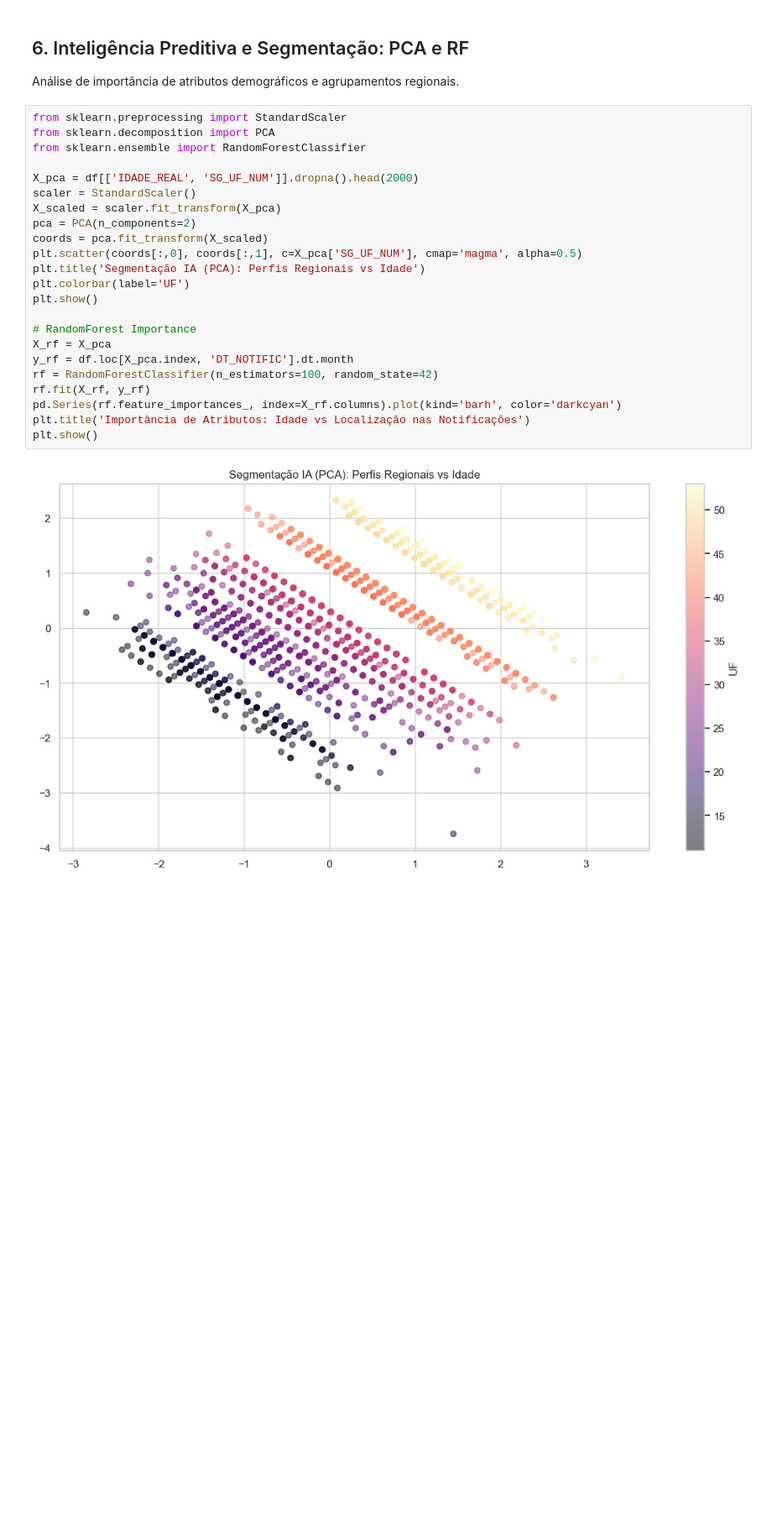
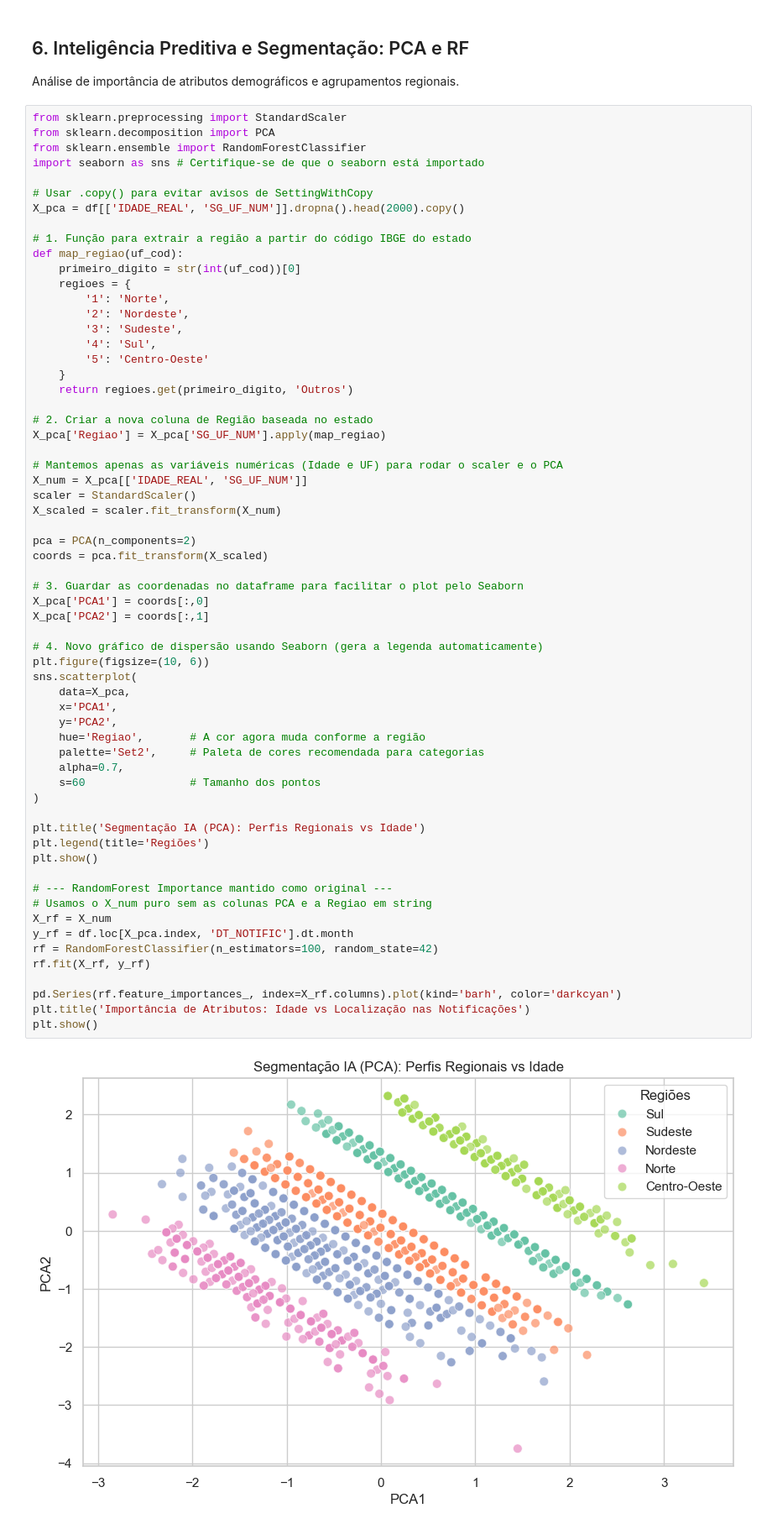
Before and after one commit to psantiago20/Desafio_Relampago_Analytics, a Jupyter notebook: notebooks/HIV-Gestante-Completo.ipynb, the cells around one changed output. Shown at 84% size. Cells and saved outputs as stored; diff of their text form; blank space fills up the shorter version.

```diff
--- a/notebooks/HIV-Gestante-Completo.ipynb
+++ b/notebooks/HIV-Gestante-Completo.ipynb
@@ -747,28 +709,67 @@ Análise de importância de atributos demográficos e agrupamentos regionais.
 # %%
 from sklearn.preprocessing import StandardScaler
 from sklearn.decomposition import PCA
 from sklearn.ensemble import RandomForestClassifier
+import seaborn as sns # Certifique-se de que o seaborn está importado
 
-X_pca = df[['IDADE_REAL', 'SG_UF_NUM']].dropna().head(2000)
+# Usar .copy() para evitar avisos de SettingWithCopy
+X_pca = df[['IDADE_REAL', 'SG_UF_NUM']].dropna().head(2000).copy()
+
+# 1. Função para extrair a região a partir do código IBGE do estado
+def map_regiao(uf_cod):
+    primeiro_digito = str(int(uf_cod))[0]
+    regioes = {
+        '1': 'Norte',
+        '2': 'Nordeste',
+        '3': 'Sudeste',
+        '4': 'Sul',
+        '5': 'Centro-Oeste'
+    }
+    return regioes.get(primeiro_digito, 'Outros')
+
+# 2. Criar a nova coluna de Região baseada no estado
+X_pca['Regiao'] = X_pca['SG_UF_NUM'].apply(map_regiao)
+
+# Mantemos apenas as variáveis numéricas (Idade e UF) para rodar o scaler e o PCA
+X_num = X_pca[['IDADE_REAL', 'SG_UF_NUM']]
 scaler = StandardScaler()
-X_scaled = scaler.fit_transform(X_pca)
+X_scaled = scaler.fit_transform(X_num)
+
 pca = PCA(n_components=2)
 coords = pca.fit_transform(X_scaled)
-plt.scatter(coords[:,0], coords[:,1], c=X_pca['SG_UF_NUM'], cmap='magma', alpha=0.5)
+
+# 3. Guardar as coordenadas no dataframe para facilitar o plot pelo Seaborn
+X_pca['PCA1'] = coords[:,0]
+X_pca['PCA2'] = coords[:,1]
+
+# 4. Novo gráfico de dispersão usando Seaborn (gera a legenda automaticamente)
+plt.figure(figsize=(10, 6))
+sns.scatterplot(
+    data=X_pca,
+    x='PCA1',
+    y='PCA2',
+    hue='Regiao',       # A cor agora muda conforme a região
+    palette='Set2',     # Paleta de cores recomendada para categorias
+    alpha=0.7,
+    s=60                # Tamanho dos pontos
+)
+
 plt.title('Segmentação IA (PCA): Perfis Regionais vs Idade')
-plt.colorbar(label='UF')
+plt.legend(title='Regiões')
 plt.show()
 
-# RandomForest Importance
-X_rf = X_pca
+# --- RandomForest Importance mantido como original ---
+# Usamos o X_num puro sem as colunas PCA e a Regiao em string
+X_rf = X_num
 y_rf = df.loc[X_pca.index, 'DT_NOTIFIC'].dt.month
 rf = RandomForestClassifier(n_estimators=100, random_state=42)
 rf.fit(X_rf, y_rf)
+
 pd.Series(rf.feature_importances_, index=X_rf.columns).plot(kind='barh', color='darkcyan')
 plt.title('Importância de Atributos: Idade vs Localização nas Notificações')
 plt.show()
 # %% [output]
-[figure, old version]
+[figure, new version]
 [figure]
 # %%
 from IPython.display import display, Markdown
```
Also changed, not shown: parts of 14 cells of this notebook, 1 other file.
